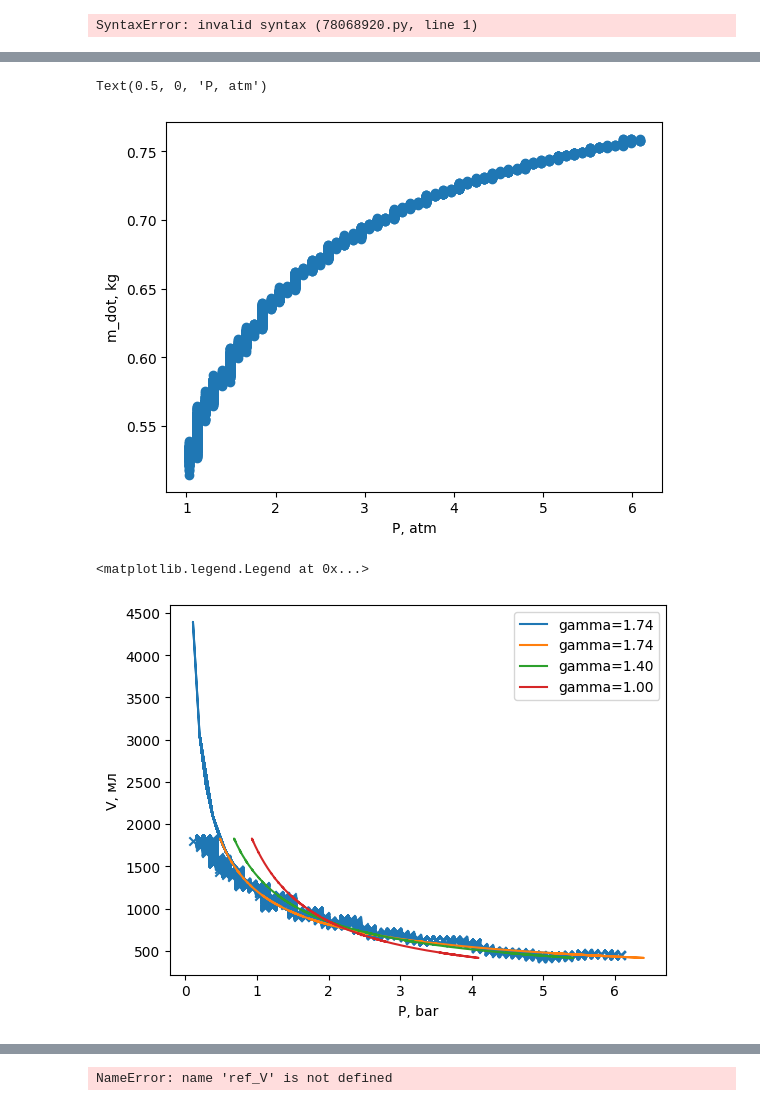
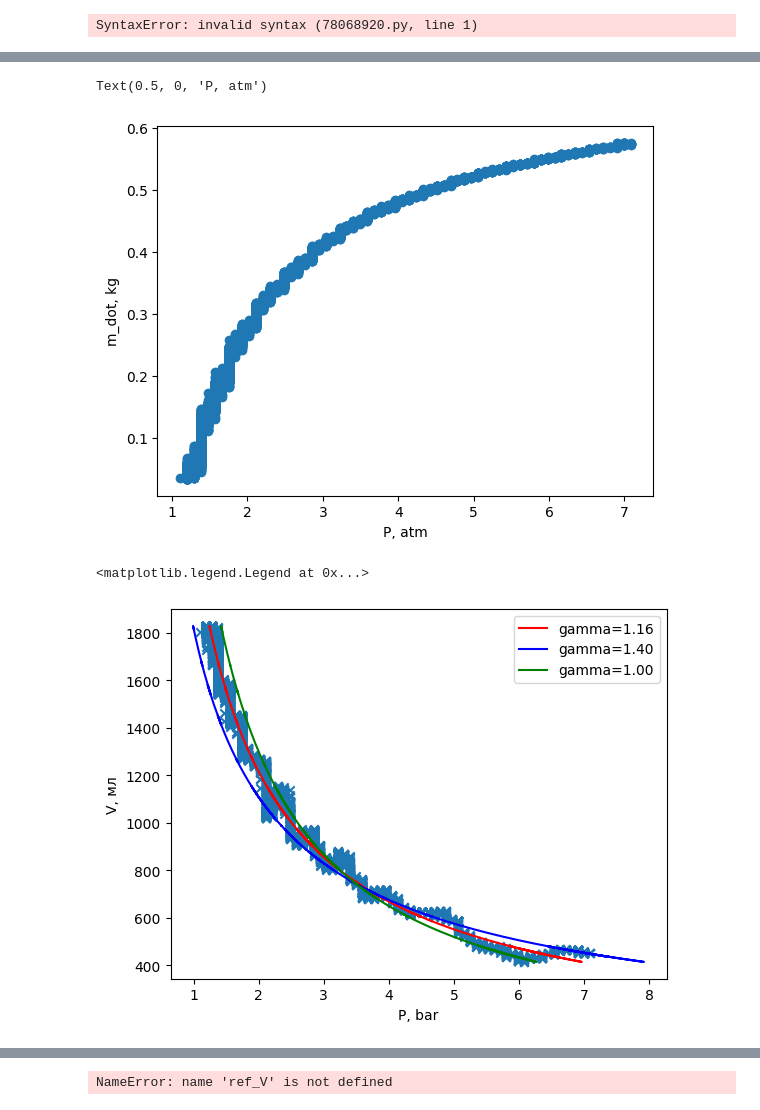
Before and after one commit to vas0x59/empirica_pet_bottle, a Jupyter notebook: proc2.ipynb, the cells around one changed output, grey strips where cells are left out. Drawn from its saved outputs; the diff is of its cells as text; code cells hidden in the pictures.

```diff
--- a/proc2.ipynb
+++ b/proc2.ipynb
@@ -94,7 +74,7 @@ plt.plot([0, 0], [0, 5])
 [figure]
 # %%
 def V_to_P(u):
-    return (u - 1.9815) / 0.4697
+    return (u - 1.9815) / 0.4697 + 1
 # %%
 # if "4-2" in p:
 #     T_pico = data_pico[:, 0]-2.5
@@ -191,11 +171,11 @@ Text(0.5, 0, 'P, atm')
 # %%
-plt.scatter(P_pico[mask], ((T_pico[mask]*slope + intercept)/1000))
+plt.scatter(P_pico[mask], ((T_pico[mask]*slope + intercept)/1000)**2)
 # plt.plot()
 plt.ylabel("m_dot, kg")
 plt.xlabel("P, atm")
 # %% [output]
 Text(0.5, 0, 'P, atm')
-[figure, old version]
+[figure, new version]
 # %%
 # plt.plot(T_pico, np.gradient(gaussian_filter(V_pico, sigma=20))/np.gradient(T_pico))
 # %%
@@ -236,7 +216,7 @@ def fit_K(P,V, g):
 
     rdata = RealData(V, P, 1, 0.2)
     model = Model(f)
-    odr = ODR(rdata, model, beta0=[4000])
+    odr = ODR(rdata, model, beta0=[100])
     output = odr.run()
     return output.beta
 # %%
@@ -267,40 +247,40 @@ def fit_K_V0(P,V, g):
 #     return output.beta
 # %%
 plt.scatter(P_pico, V_pico, marker="x")
-b, K = fit_b_K(P_pico, V_pico)
+# b, K = fit_b_K(P_pico, V_pico)
 
-gamma = -1/b
+# gamma = -1/b
 
-plt.plot(P_pico, K * P_pico**b, label=f"gamma={gamma:.2f}")
+# plt.plot(P_pico, K * P_pico**b, label=f"gamma={gamma:.2f}")
 gamma, K = fit_gamma_K(P_pico, V_pico)
-plt.plot(K * V_pico**(-gamma), V_pico, label=f"gamma={gamma:.2f}")
+plt.plot(K * V_pico**(-gamma), V_pico, label=f"gamma={gamma:.2f}", c="r")
 
 gamma = 1.4
 K, = fit_K(P_pico, V_pico, gamma)
-plt.plot(K * V_pico**(-gamma), V_pico, label=f"gamma={gamma:.2f}")
+plt.plot(K * V_pico**(-gamma), V_pico, label=f"gamma={gamma:.2f}", c="b")
 
 
 gamma = 1
 K, = fit_K(P_pico, V_pico, gamma)
-plt.plot(K * V_pico**(-gamma), V_pico, label=f"gamma={gamma:.2f}")
+plt.plot(K * V_pico**(-gamma), V_pico, label=f"gamma={gamma:.2f}", c="g")
 
 # gamma = 1
 # K,V0 = fit_K_V0(P_pico, V_pico, gamma)
 # plt.plot(K * (V_pico-V0)**(-gamma), V_pico, label=f"gamma={gamma:.2f}")
 
 
 # gamma = 1
 # K, = fit_K_(P_pico, V_pico, gamma)
 # plt.plot(K * V_pico**(-gamma), V_pico, label=f"gamma={gamma:.2f}")
 
 
 
 plt.xlabel("P, bar")
 plt.ylabel("V, мл")
 plt.legend()
 # %% [output]
 <matplotlib.legend.Legend at 0x...>
-[figure, old version]
+[figure, new version]
 # %%
 # plt.scatter(P_pico, V_pico, marker="x")
 # b, K = fit_b_K(P_pico, V_pico)
```
Also changed, not shown: parts of 6 cells of this notebook, 1 other file.
